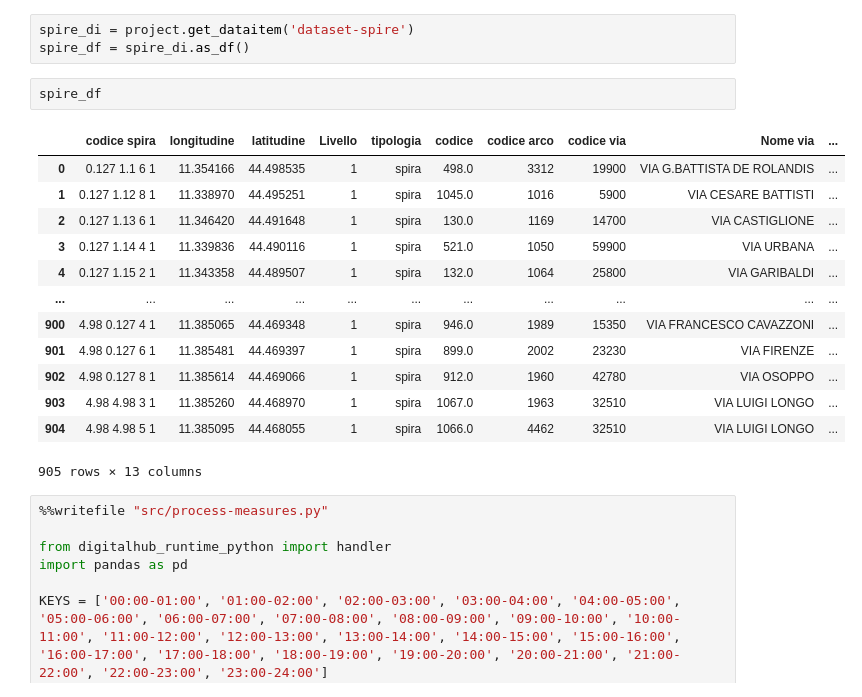
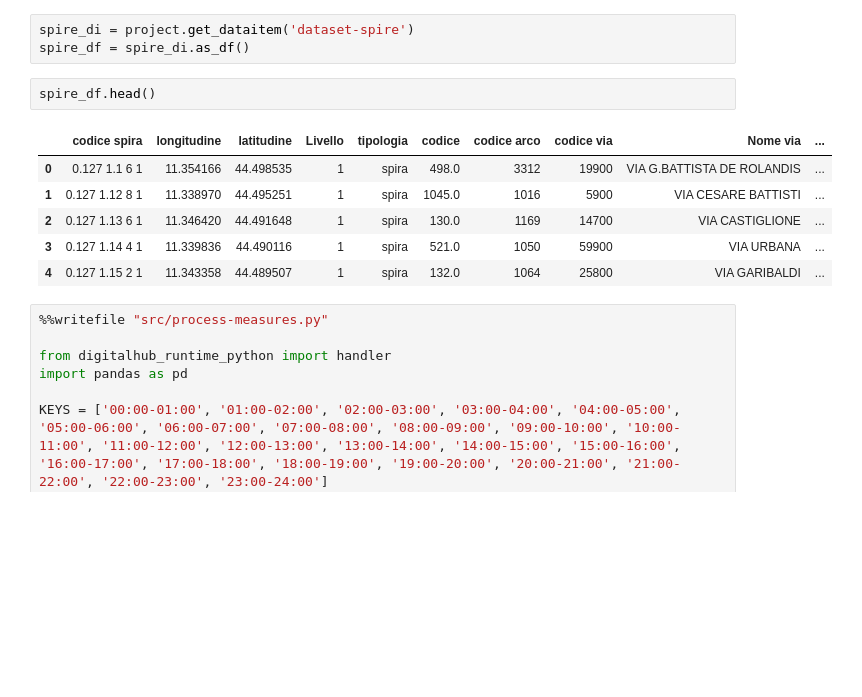
Before and after one commit to scc-digitalhub/digitalhub-tutorials, a Jupyter notebook: s1-etl/notebook-etl-ci.ipynb, the cells around one changed output. Cells and saved outputs as stored; diff of their text form; blank space fills up the shorter version.

```diff
--- a/s1-etl/notebook-etl-ci.ipynb
+++ b/s1-etl/notebook-etl-ci.ipynb
@@ -141,21 +112,14 @@ Once completed, proceed with the next steps of scenario
 spire_di = project.get_dataitem('dataset-spire')
 spire_df = spire_di.as_df()
 # %%
-spire_df
+spire_df.head()
 # %% [output]
 |  | codice spira | longitudine | latitudine | Livello | tipologia | codice | codice arco | codice via | Nome via | ... |
 | 0 | 0.127 1.1 6 1 | 11.354166 | 44.498535 | 1 | spira | 498.0 | 3312 | 19900 | VIA G.BATTISTA DE ROLANDIS | ... |
 | 1 | 0.127 1.12 8 1 | 11.338970 | 44.495251 | 1 | spira | 1045.0 | 1016 | 5900 | VIA CESARE BATTISTI | ... |
 | 2 | 0.127 1.13 6 1 | 11.346420 | 44.491648 | 1 | spira | 130.0 | 1169 | 14700 | VIA CASTIGLIONE | ... |
 | 3 | 0.127 1.14 4 1 | 11.339836 | 44.490116 | 1 | spira | 521.0 | 1050 | 59900 | VIA URBANA | ... |
 | 4 | 0.127 1.15 2 1 | 11.343358 | 44.489507 | 1 | spira | 132.0 | 1064 | 25800 | VIA GARIBALDI | ... |
-| ... | ... | ... | ... | ... | ... | ... | ... | ... | ... | ... |
-| 900 | 4.98 0.127 4 1 | 11.385065 | 44.469348 | 1 | spira | 946.0 | 1989 | 15350 | VIA FRANCESCO CAVAZZONI | ... |
-| 901 | 4.98 0.127 6 1 | 11.385481 | 44.469397 | 1 | spira | 899.0 | 2002 | 23230 | VIA FIRENZE | ... |
-| 902 | 4.98 0.127 8 1 | 11.385614 | 44.469066 | 1 | spira | 912.0 | 1960 | 42780 | VIA OSOPPO | ... |
-| 903 | 4.98 4.98 3 1 | 11.385260 | 44.468970 | 1 | spira | 1067.0 | 1963 | 32510 | VIA LUIGI LONGO | ... |
-| 904 | 4.98 4.98 5 1 | 11.385095 | 44.468055 | 1 | spira | 1066.0 | 4462 | 32510 | VIA LUIGI LONGO | ... |
-905 rows × 13 columns
 # %%
 %%writefile "src/process-measures.py"
 
```
Also changed, not shown: parts of 11 cells of this notebook, 6 other files.
